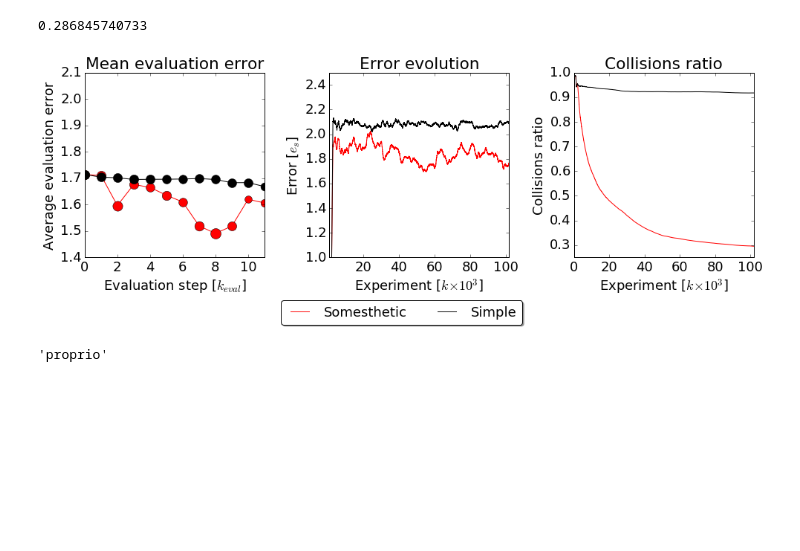
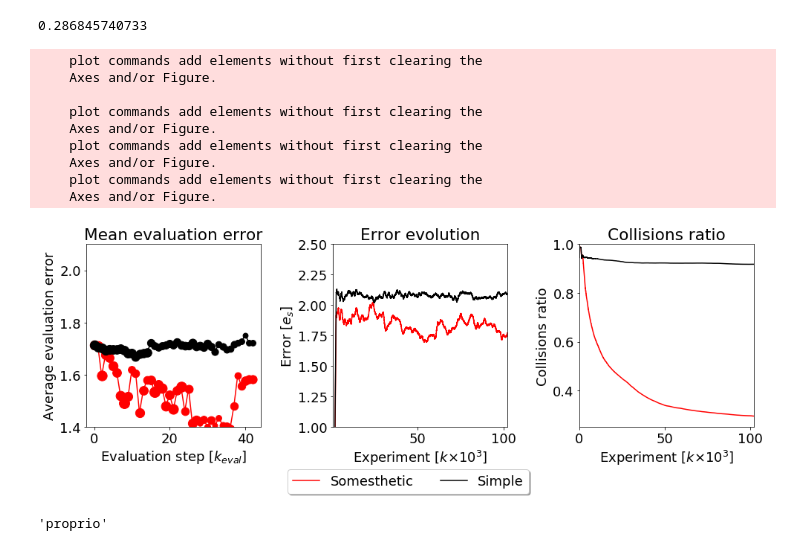
Before and after one commit to yumilceh/artificialbabbling, a Jupyter notebook: exploration/executables/March18/unpack_thesis_chap5.ipynb, the cells around one changed output. Cells and saved outputs as stored; diff of their text form; code cells hidden in the pictures; blank space fills up the shorter version.

```diff
--- a/exploration/executables/March18/unpack_thesis_chap5.ipynb
+++ b/exploration/executables/March18/unpack_thesis_chap5.ipynb
@@ -47,7 +47,7 @@ def std_markers(ax,y,m,c,sz):
     for i,(y_,ms_) in enumerate(zip(y,sz)):
         plt.plot(i, y_, marker = m, ms = ms_, color = c)
 # %%
-directory = 'diva_experiment_thesis_chap_5/'
+directory = 'diva_experiment_thesis_chap_5_toshi/'
 data_files = os.listdir(directory)
 n_exp = 102000
 # Group by:
@@ -187,7 +187,7 @@ plt.xlabel('Evaluation step [$k_{eval}$]')
 plt.ylabel('Average evaluation error')
 # plt.legend(['(Proprio, Social)', '(Proprio, Auto)', '(Simple, Social)', '(Simple, Auto)'],\
 #            ncol=2,loc='lower right', fontsize=13)
-ax1[0].set_xlim([0,11])
+# ax1[0].set_xlim([0,11])
 ax1[0].set_ylim([1.4,2.1])
 
 x = np.linspace(0, len(incremental_mean(coll_av_w['proprio_autonomous'])), len(incremental_mean(coll_av_w['proprio_autonomous'])))
@@ -200,34 +200,43 @@ plt.hold(True)
 plt.plot(moving_av(comp_av_w['proprio_autonomous'],1000), linestyle='-', marker='', color='r')
 # plt.plot(moving_av(comp_av_w['simple_social'],1000), linestyle='-', marker='', color='g')
 plt.plot(moving_av(comp_av_w['simple_autonomous'],1000), linestyle='-', marker='', color='k')
 ax1[1].set_xlabel('Experiment [$k$' + r'$\times$' + '$10^3$]')
 plt.ylabel('Error [$e_s$]')
 # plt.legend(['(Proprio, Social)', '(Proprio, Auto)', '(Simple, Social)', '(Simple, Auto)'],\
 #            ncol=2,loc='lower right', fontsize=13)
 ax1[1].set_xlim([1000,n_exp])
 ax1[1].set_ylim([1,2.5])
 ax1[1].xaxis.set_major_formatter(ticks_x)
 
 
 plt.sca(ax1[2])
 ax1[2].set_title('Collisions ratio')
 # plt.plot(incremental_mean(coll_av_w['proprio_social']), linestyle='-', marker='', color='b')
 plt.hold(True)
 plt.plot(x,incremental_mean(coll_av_w['proprio_autonomous']), linestyle='-', marker='', color='r')
 # plt.plot(incremental_mean(coll_av_w['simple_social']), linestyle='-', marker='', color='g')
 plt.plot(x,incremental_mean(coll_av_w['simple_autonomous']), linestyle='-', marker='', color='k')
 ax1[2].set_xlabel('Experiment [$k$' + r'$\times$' + '$10^3$]')
 ax1[2].set_ylabel('Collisions ratio')
 lgd = plt.legend(['Somesthetic', 'Simple'],\
             ncol=2,loc='lower right',fontsize=18, bbox_to_anchor=(-0.25, -0.4),
           fancybox=True, shadow=True)
 ax1[2].set_xlim([0,n_exp])
 ax1[2].set_ylim([0.25,1])
 ax1[2].xaxis.set_major_formatter(ticks_x)
 
 plt.tight_layout()
 # %% [output]
+    plot commands add elements without first clearing the
+    Axes and/or Figure.
+
+    plot commands add elements without first clearing the
+    Axes and/or Figure.
+    plot commands add elements without first clearing the
+    Axes and/or Figure.
+    plot commands add elements without first clearing the
+    Axes and/or Figure.
-[figure, old version]
+[figure, new version]
 # %%
 # fig1.savefig('/home/yumilceh/Dropbox/Aplicaciones/ShareLaTeX/Epirob 2017/images/vt_results.eps',\
 #              format='eps', dpi=1000,bbox_extra_artists=(lgd,), bbox_inches='tight')
```
Also changed, not shown: 11 other files.
